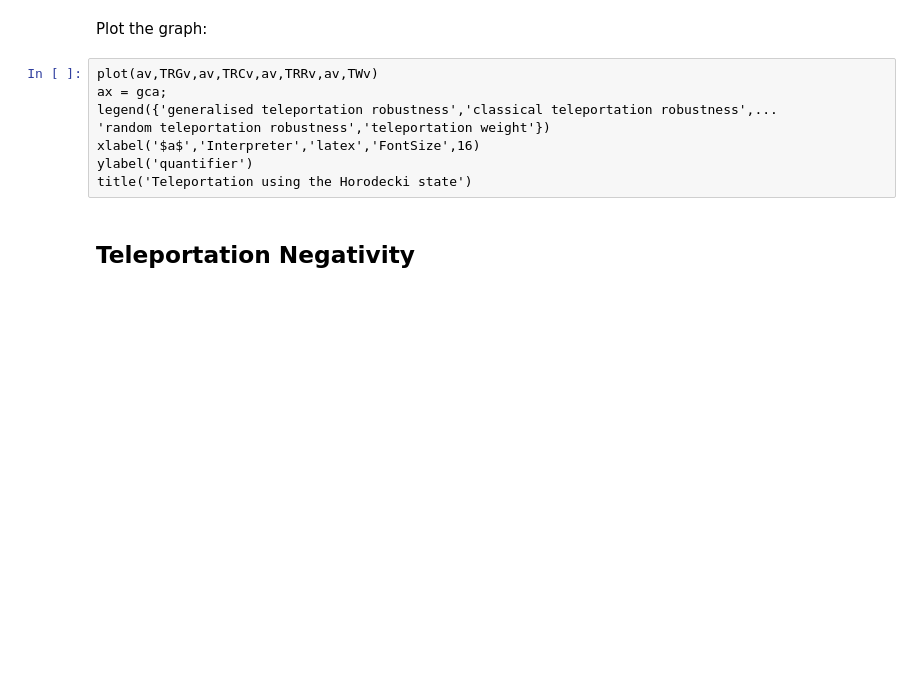
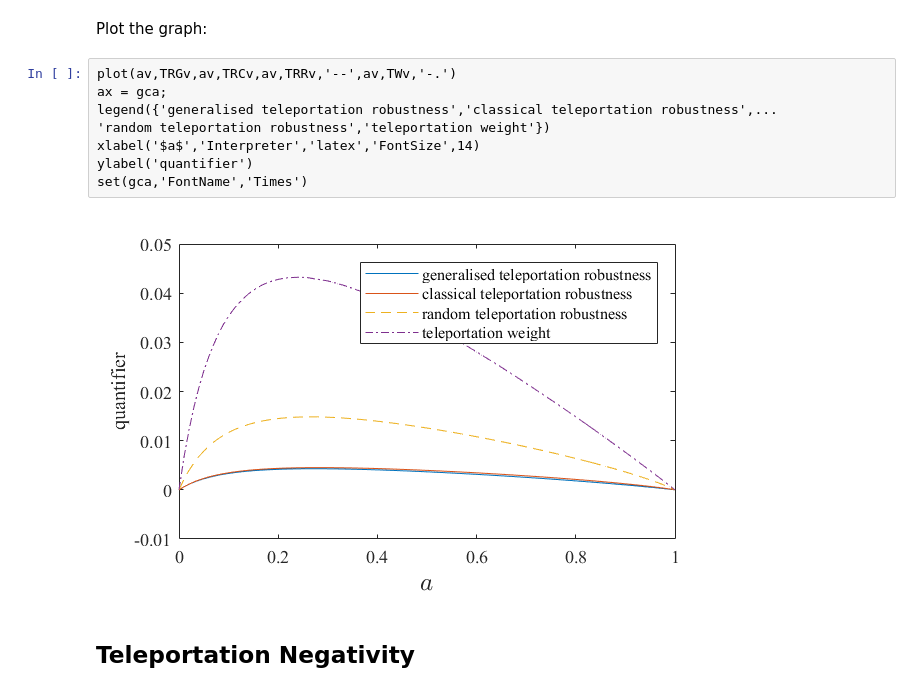
Before and after one commit to paulskrzypczyk/nonclassicalteleportation, a Jupyter notebook: Quantifying teleportation.ipynb, the cells around one changed output. Saved outputs shown, nothing was run; the diff lists cells and outputs as text; blank space fills up the shorter version.

```diff
--- a/Quantifying teleportation.ipynb
+++ b/Quantifying teleportation.ipynb
@@ -201,13 +202,15 @@ end
 # %% [markdown]
 Plot the graph:
 # %%
-plot(av,TRGv,av,TRCv,av,TRRv,av,TWv)
+plot(av,TRGv,av,TRCv,av,TRRv,'--',av,TWv,'-.')
 ax = gca;
 legend({'generalised teleportation robustness','classical teleportation robustness',...
 'random teleportation robustness','teleportation weight'})
-xlabel('$a$','Interpreter','latex','FontSize',16)
+xlabel('$a$','Interpreter','latex','FontSize',14)
 ylabel('quantifier')
-title('Teleportation using the Horodecki state')
+set(gca,'FontName','Times')
+# %% [output]
+[figure, added]
 # %% [markdown]
 ## Teleportation Negativity
 # %% [markdown]
```
Also changed, not shown: parts of 2 cells of this notebook.
